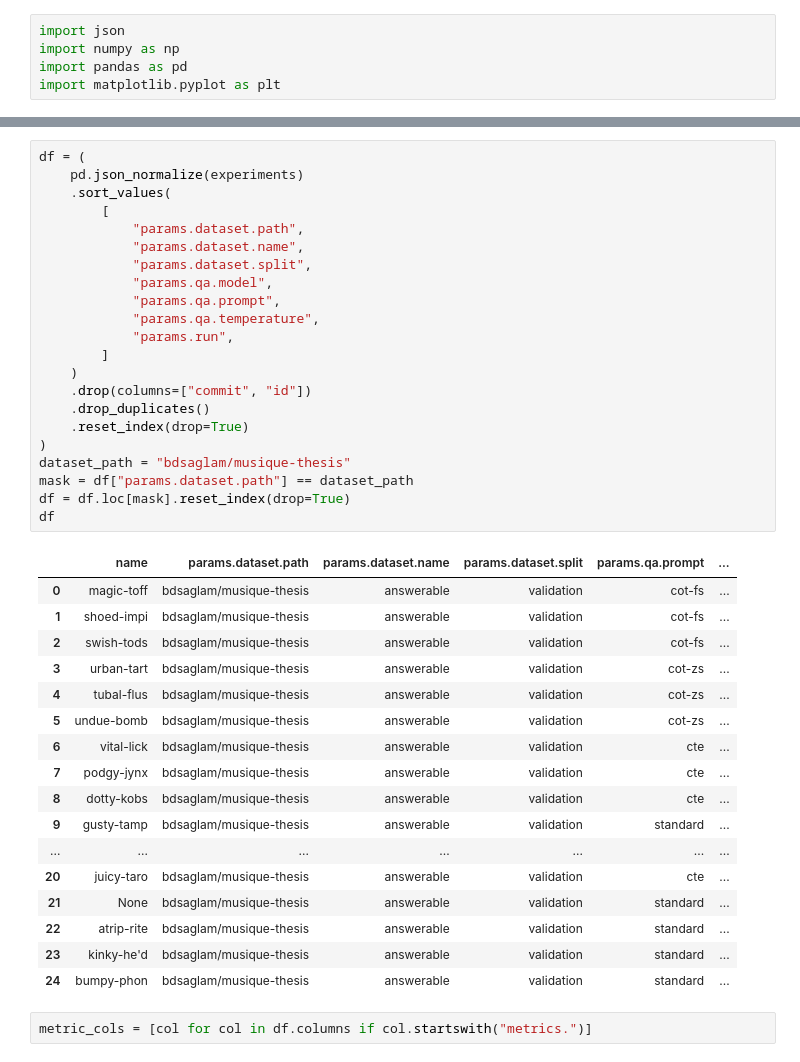
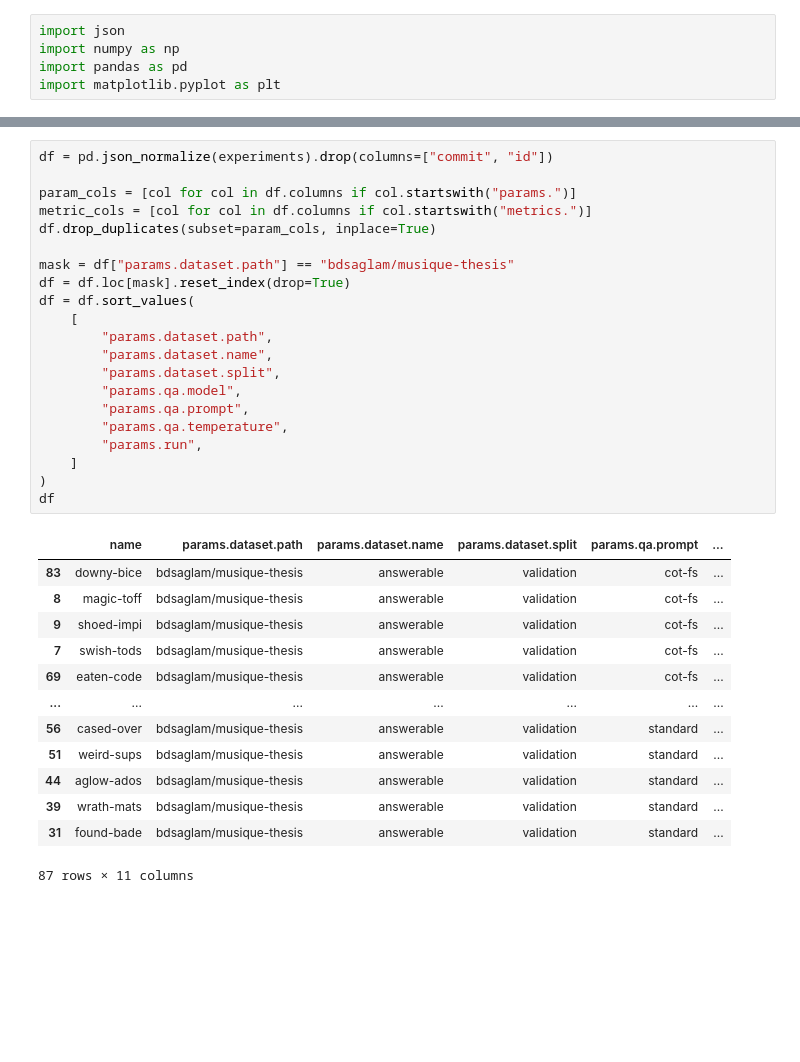
Before and after one commit to bdsaglam/bellem, a Jupyter notebook: dev_nbs/research-mhqa/reports/thesis-repro.ipynb, the cells around one changed output, grey strips where cells are left out. Drawn from its saved outputs; the diff is of its cells as text; blank space fills up the shorter version.

```diff
--- a/dev_nbs/research-mhqa/reports/thesis-repro.ipynb
+++ b/dev_nbs/research-mhqa/reports/thesis-repro.ipynb
@@ -29,48 +29,41 @@ experiments[0]
   'qa': {'prompt': 'standard', 'model': 'llama-3-70b-tgi', 'temperature': 0.1},
   'run': 1},
  'metrics': {'exact_match': 0.5, 'f1': 0.6599999999999999, 'fuzzy_match': 0.7}}
-# %%
-df = (
-    pd.json_normalize(experiments)
-    .sort_values(
-        [
-            "params.dataset.path",
-            "params.dataset.name",
-            "params.dataset.split",
-            "params.qa.model",
-            "params.qa.prompt",
-            "params.qa.temperature",
-            "params.run",
-        ]
-    )
-    .drop(columns=["commit", "id"])
-    .drop_duplicates()
-    .reset_index(drop=True)
-)
-dataset_path = "bdsaglam/musique-thesis"
-mask = df["params.dataset.path"] == dataset_path
-df = df.loc[mask].reset_index(drop=True)
-df
-# %% [output]
-|  | name | params.dataset.path | params.dataset.name | params.dataset.split | params.qa.prompt | ... |
-| 0 | magic-toff | bdsaglam/musique-thesis | answerable | validation | cot-fs | ... |
-| 1 | shoed-impi | bdsaglam/musique-thesis | answerable | validation | cot-fs | ... |
-| 2 | swish-tods | bdsaglam/musique-thesis | answerable | validation | cot-fs | ... |
-| 3 | urban-tart | bdsaglam/musique-thesis | answerable | validation | cot-zs | ... |
-| 4 | tubal-flus | bdsaglam/musique-thesis | answerable | validation | cot-zs | ... |
-| 5 | undue-bomb | bdsaglam/musique-thesis | answerable | validation | cot-zs | ... |
-| 6 | vital-lick | bdsaglam/musique-thesis | answerable | validation | cte | ... |
-| 7 | podgy-jynx | bdsaglam/musique-thesis | answerable | validation | cte | ... |
-| 8 | dotty-kobs | bdsaglam/musique-thesis | answerable | validation | cte | ... |
-| 9 | gusty-tamp | bdsaglam/musique-thesis | answerable | validation | standard | ... |
-| ... | ... | ... | ... | ... | ... | ... |
-| 20 | juicy-taro | bdsaglam/musique-thesis | answerable | validation | cte | ... |
-| 21 | None | bdsaglam/musique-thesis | answerable | validation | standard | ... |
-| 22 | atrip-rite | bdsaglam/musique-thesis | answerable | validation | standard | ... |
-| 23 | kinky-he'd | bdsaglam/musique-thesis | answerable | validation | standard | ... |
-| 24 | bumpy-phon | bdsaglam/musique-thesis | answerable | validation | standard | ... |
-# %%
-metric_cols = [col for col in df.columns if col.startswith("metrics.")]
+# %%
+df = pd.json_normalize(experiments).drop(columns=["commit", "id"])
+
+param_cols = [col for col in df.columns if col.startswith("params.")]
+metric_cols = [col for col in df.columns if col.startswith("metrics.")]
+df.drop_duplicates(subset=param_cols, inplace=True)
+
+mask = df["params.dataset.path"] == "bdsaglam/musique-thesis"
+df = df.loc[mask].reset_index(drop=True)
+df = df.sort_values(
+    [
+        "params.dataset.path",
+        "params.dataset.name",
+        "params.dataset.split",
+        "params.qa.model",
+        "params.qa.prompt",
+        "params.qa.temperature",
+        "params.run",
+    ]
+)
+df
+# %% [output]
+|  | name | params.dataset.path | params.dataset.name | params.dataset.split | params.qa.prompt | ... |
+| 83 | downy-bice | bdsaglam/musique-thesis | answerable | validation | cot-fs | ... |
+| 8 | magic-toff | bdsaglam/musique-thesis | answerable | validation | cot-fs | ... |
+| 9 | shoed-impi | bdsaglam/musique-thesis | answerable | validation | cot-fs | ... |
+| 7 | swish-tods | bdsaglam/musique-thesis | answerable | validation | cot-fs | ... |
+| 69 | eaten-code | bdsaglam/musique-thesis | answerable | validation | cot-fs | ... |
+| ... | ... | ... | ... | ... | ... | ... |
+| 56 | cased-over | bdsaglam/musique-thesis | answerable | validation | standard | ... |
+| 51 | weird-sups | bdsaglam/musique-thesis | answerable | validation | standard | ... |
+| 44 | aglow-ados | bdsaglam/musique-thesis | answerable | validation | standard | ... |
+| 39 | wrath-mats | bdsaglam/musique-thesis | answerable | validation | standard | ... |
+| 31 | found-bade | bdsaglam/musique-thesis | answerable | validation | standard | ... |
+87 rows × 11 columns
 # %%
 # Average metrics over repeated runs (params.run)
 df_avg = df.groupby(["params.qa.model", "params.qa.prompt"])[metric_cols].mean().reset_index()
```
Also changed, not shown: parts of 5 cells of this notebook, 5 other files.
